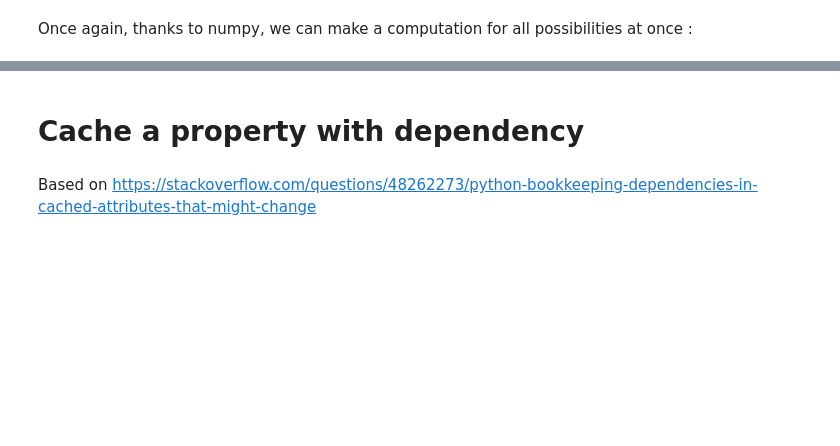
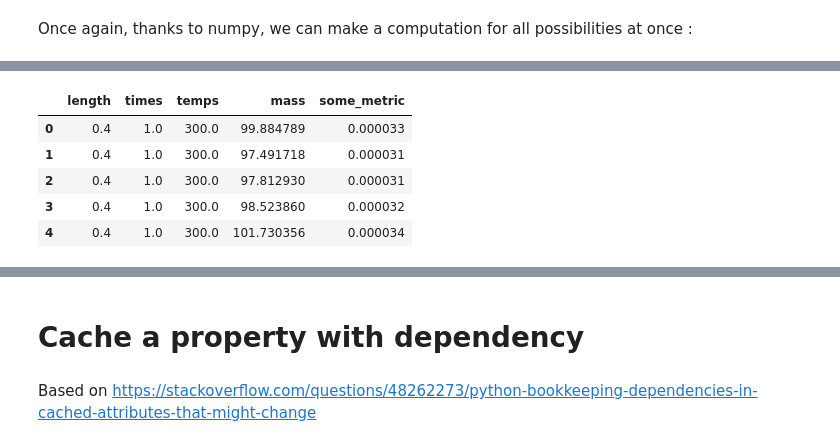
Before and after one commit to mocquin/physipy, a Jupyter notebook: docs/notebooks/Model and inputs.ipynb, the cells around one changed output, grey strips where cells are left out. Cells and saved outputs as stored; diff of their text form; code cells hidden in the pictures; blank space fills up the shorter version.

```diff
--- a/docs/notebooks/Model and inputs.ipynb
+++ b/docs/notebooks/Model and inputs.ipynb
@@ -43,0 +44,20 @@ some_metric
+# %%
+import seaborn as sns
+import pandas as pd
+df = pd.DataFrame(
+    {
+        "length":lenghts,
+        "times":times,
+        "temps":temps,
+        "mass":mass,
+        "some_metric":some_metric,
+    }
+)
+df.head()
+# %% [output]
+|  | length | times | temps | mass | some_metric |
+| 0 | 0.4 | 1.0 | 300.0 | 99.884789 | 0.000033 |
+| 1 | 0.4 | 1.0 | 300.0 | 97.491718 | 0.000031 |
+| 2 | 0.4 | 1.0 | 300.0 | 97.812930 | 0.000031 |
+| 3 | 0.4 | 1.0 | 300.0 | 98.523860 | 0.000032 |
+| 4 | 0.4 | 1.0 | 300.0 | 101.730356 | 0.000034 |
```
Also changed, not shown: parts of 6 cells of this notebook, 9 other files.
